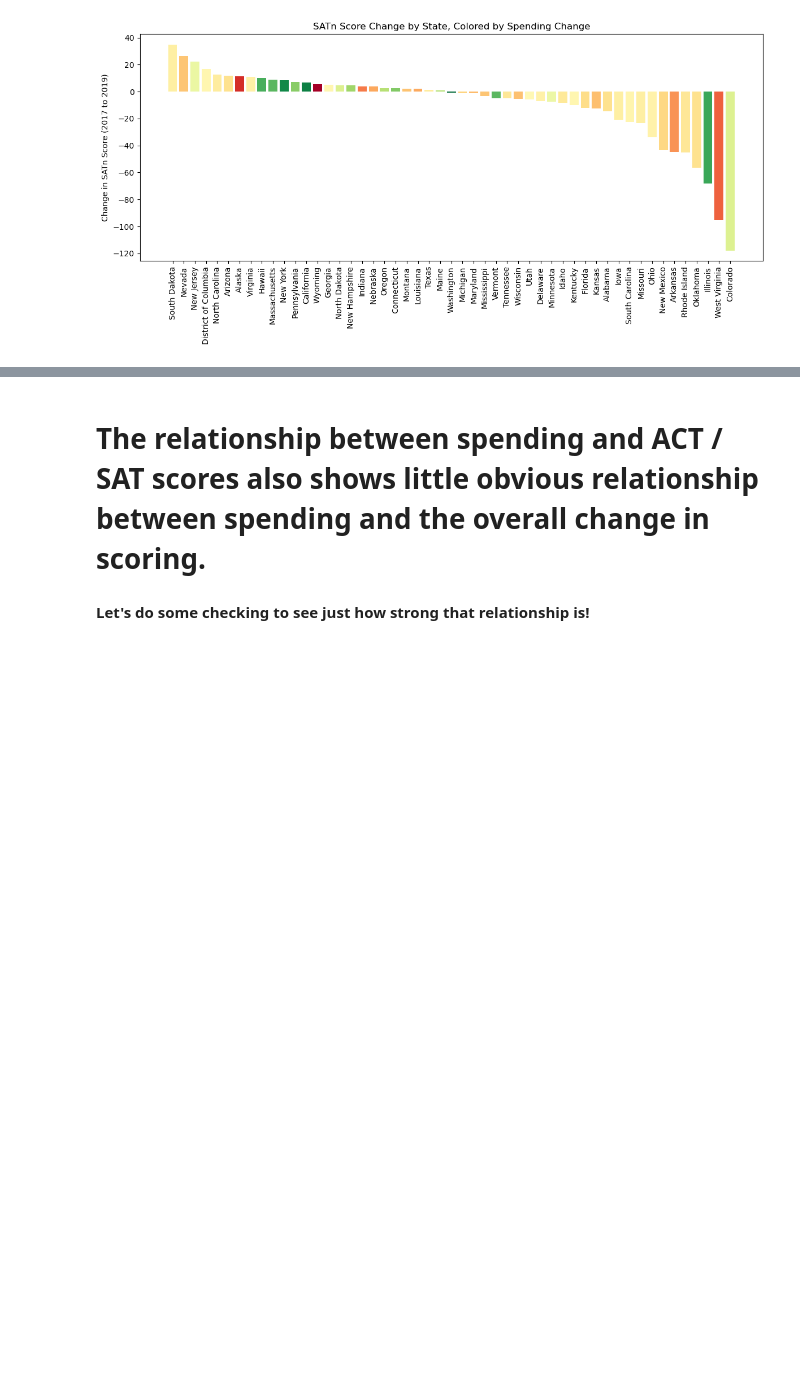
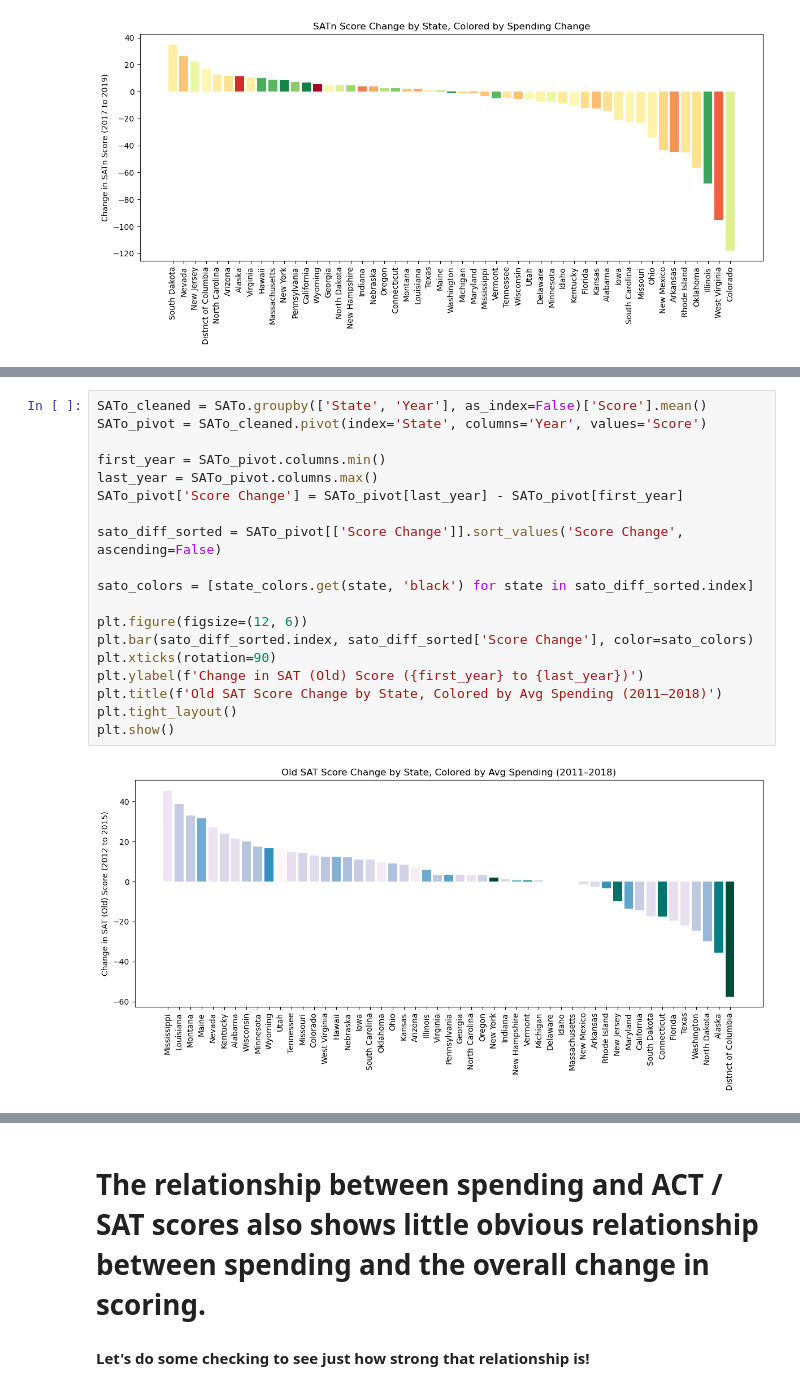
Before and after one commit to ErockMahan1/SpringBoardProjects, a Jupyter notebook: CAPSTONE - EducationSpending/Capstone - Part3.ipynb, the cells around one changed output, grey strips where cells are left out. Cells and saved outputs as stored; diff of their text form; blank space fills up the shorter version.

```diff
--- a/CAPSTONE - EducationSpending/Capstone - Part3.ipynb
+++ b/CAPSTONE - EducationSpending/Capstone - Part3.ipynb
@@ -125,0 +168,21 @@ plt.show()
+# %%
+SATo_cleaned = SATo.groupby(['State', 'Year'], as_index=False)['Score'].mean()
+SATo_pivot = SATo_cleaned.pivot(index='State', columns='Year', values='Score')
+
+first_year = SATo_pivot.columns.min()
+last_year = SATo_pivot.columns.max()
+SATo_pivot['Score Change'] = SATo_pivot[last_year] - SATo_pivot[first_year]
+
+sato_diff_sorted = SATo_pivot[['Score Change']].sort_values('Score Change', ascending=False)
+
+sato_colors = [state_colors.get(state, 'black') for state in sato_diff_sorted.index]
+
+plt.figure(figsize=(12, 6))
+plt.bar(sato_diff_sorted.index, sato_diff_sorted['Score Change'], color=sato_colors)
+plt.xticks(rotation=90)
+plt.ylabel(f'Change in SAT (Old) Score ({first_year} to {last_year})')
+plt.title(f'Old SAT Score Change by State, Colored by Avg Spending (2011–2018)')
+plt.tight_layout()
+plt.show()
+# %% [output]
+[figure, added]
```
Also changed, not shown: parts of 10 cells of this notebook.
